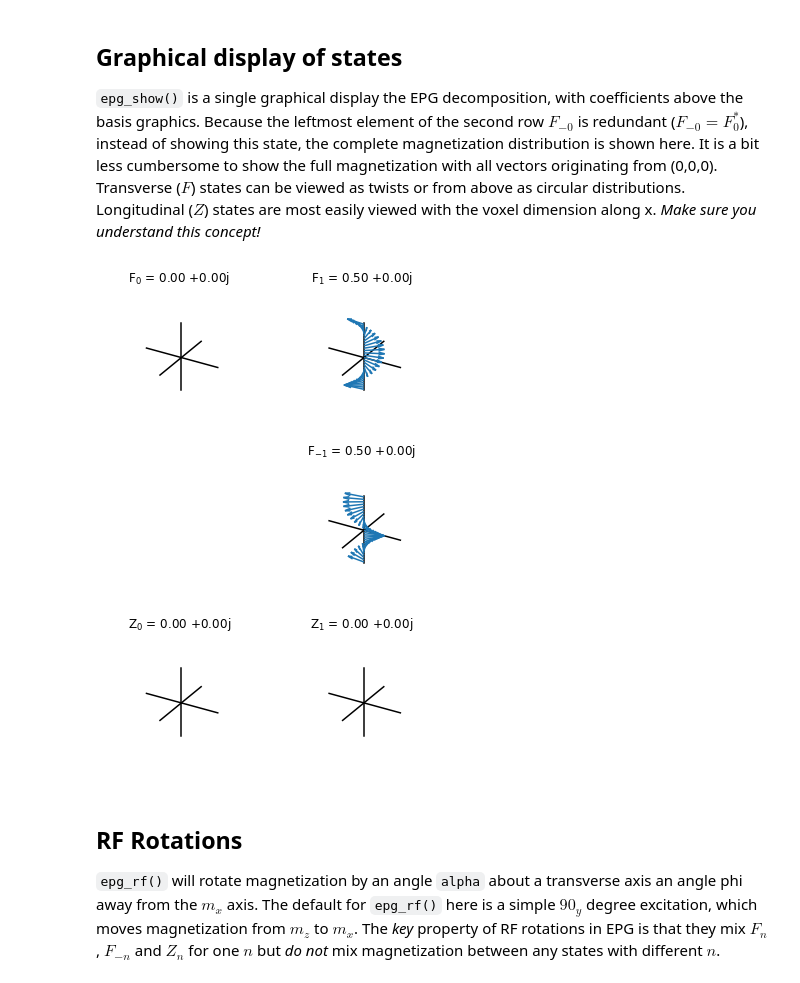
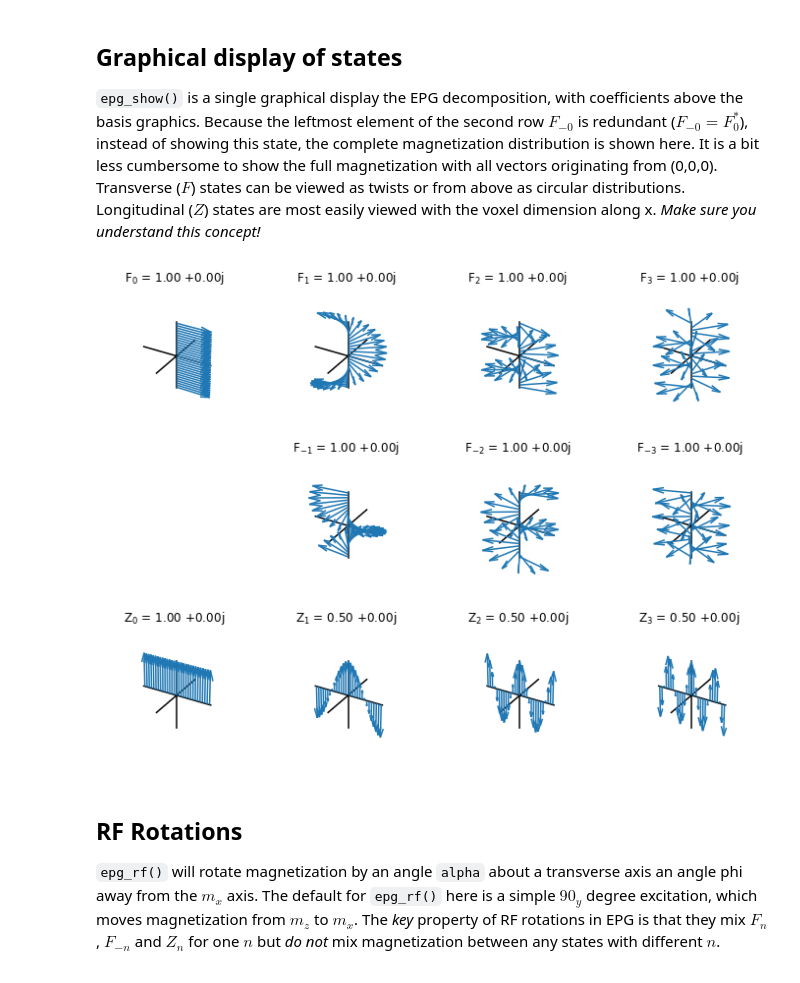
Before and after one commit to mribri999/MRSignalsSeqs, a Jupyter notebook: Python/Rad 229 - Extended Phase Graphs (EPGs) Tutorial.ipynb, the cells around one changed output. Drawn from its saved outputs; the diff is of its cells as text; code cells hidden in the pictures.

```diff
--- a/Python/Rad 229 - Extended Phase Graphs (EPGs) Tutorial.ipynb
+++ b/Python/Rad 229 - Extended Phase Graphs (EPGs) Tutorial.ipynb
@@ -39,22 +39,22 @@ $$\left[ \begin{matrix} F_0 & F_1 & F_2 & \cdots & F_n \\
 `epg_show()` is a single graphical display the EPG decomposition, with coefficients above the basis graphics.  Because the leftmost element of the second row $F_{-0}$ is redundant ($F_{-0}=F^\ast_0$), instead of showing this state, the complete magnetization distribution is shown here.  It is a bit less cumbersome to show the full magnetization with all vectors originating from (0,0,0).  Transverse ($F$) states can be viewed as twists or from above as circular distributions.   Longitudinal ($Z$) states are most easily viewed with the voxel dimension along x.  _Make sure you understand this concept!_
 # %%
 # -- We just want to show ALL basis vectors here:
-#FZ = np.array([[1,1,1,1],[1,1,1,1],[1,.5,.5,.5]])
-FZ = np.array([[0,0.5],[0,0.5],[0,0]])  # For exercises (a,b)
+FZ = np.array([[1,1,1,1],[1,1,1,1],[1,.5,.5,.5]])
+#FZ = np.array([[0,0.5],[0,0.5],[0,0]])  # For exercises (a,b)
 
 # -- Show all the states.
 #   Note that we skip showing the full magnetization
 #   because it is much greater than 1 in this "hyperpolarized(!)" example.
 mrs.epg_show(FZ,29,skipfull=True)
 #mrs.epg_show(FZ)  # Show overall magnetization at left of row 2.
 #
 # -- Exercise --
 # a) Try uncommenting the simpler definition of FZ above
 #    and guess/understand what the EPG decomposition looks like.
 # b) Try making up your own states, and remove skipfull=True
 #    to show the overall magnetization as well.
 # %% [output]
-[figure, old version]
+[figure, new version]
 # %% [markdown]
 ## RF Rotations
 `epg_rf()` will rotate magnetization by an angle `alpha` about a transverse axis an angle phi away from the $m_x$ axis.  The default for `epg_rf()` here is a simple $90_y$ degree excitation, which moves magnetization from $m_z$ to $m_x$.  The _key_ property of RF rotations in EPG is that they mix $F_n$, $F_{-n}$ and $Z_n$ for one $n$ but _do not_ mix magnetization between any states with different $n$.
```
Also changed, not shown: parts of 1 cell of this notebook, 1 other file.
